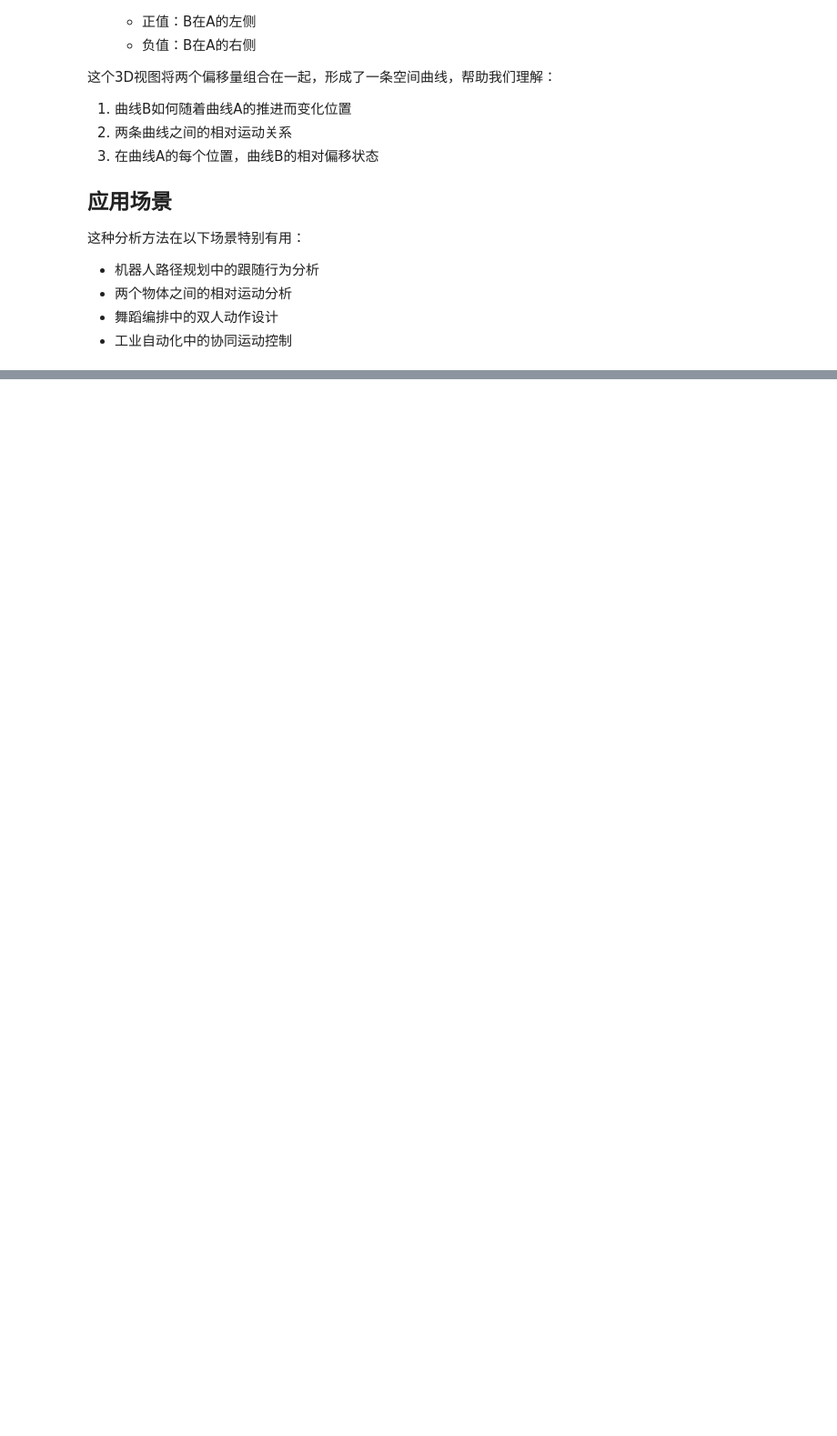
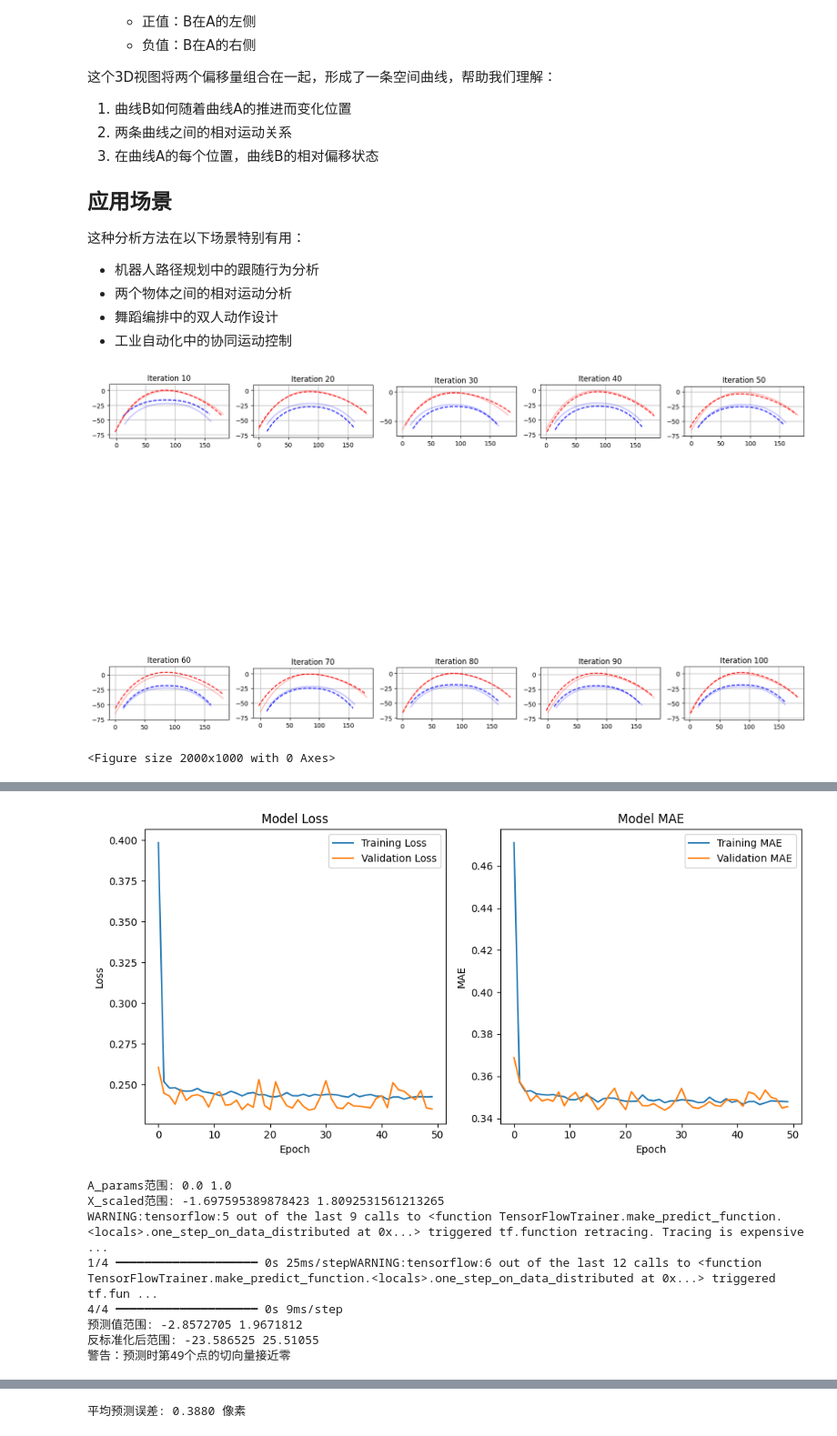
Before and after one commit to u-u-z/CurveLashMLP, a Jupyter notebook: research.ipynb, the cells around one changed output, grey strips where cells are left out. Shown at 91% size. Cells and saved outputs as stored; diff of their text form; code cells hidden in the pictures; blank space fills up the shorter version.

Commit message:
test train

```diff
--- a/research.ipynb
+++ b/research.ipynb
@@ -315,39 +320,73 @@ plt.figure(figsize=(20, 15))
 
 A_curves = []
 B_curves = []
+for i in range(100):
+    # 整体平移参数
+    shift_x = np.random.normal(0, 2.0)  # x方向平移，标准差2.0
+    shift_y = np.random.normal(0, 2.0)  # y方向平移，标准差2.0
 
-for i in range(100):
-    # 添加随机噪声
-    noise_scale = 0.2
-    A_noise = np.random.normal(0, noise_scale, A_points.shape)
-    B_noise = np.random.normal(0, noise_scale, B_points.shape)
+    # 弯折度参数（通过缩放y坐标来改变）
+    curve_scale_A = np.random.normal(1.0, 0.1)  # 在1.0附近随机变化，标准差0.1
+    curve_scale_B = np.random.normal(1.0, 0.1)
 
-    A_curve = A_points + A_noise
-    B_curve = B_points + B_noise
+    # 对A曲线应用变换
+    A_curve = A_points.copy()
+    # 在变换前，确保首尾点的连续性
+    if np.linalg.norm(A_curve[-1] - A_curve[-2]) < 1e-6:
+        # 如果最后两个点太近，稍微调整最后一个点
+        direction = A_curve[-1] - A_curve[-2]
+        direction = direction / np.linalg.norm(direction)
+        A_curve[-1] = A_curve[-2] + direction * 0.1
+
+    A_curve[:, 0] += shift_x  # x平移
+    A_curve[:, 1] = A_points[:, 1] * curve_scale_A + shift_y  # y缩放和平移
+
+    # 对B曲线应用变换
+    B_curve = B_points.copy()
+    # 在变换前，确保首尾点的连续性
+    if np.linalg.norm(B_curve[-1] - B_curve[-2]) < 1e-6:
+        direction = B_curve[-1] - B_curve[-2]
+        direction = direction / np.linalg.norm(direction)
+        B_curve[-1] = B_curve[-2] + direction * 0.1
+
+    B_curve[:, 0] += shift_x  # x平移
+    B_curve[:, 1] = B_points[:, 1] * curve_scale_B + shift_y  # y缩放和平移
 
     A_curves.append(A_curve)
     B_curves.append(B_curve)
 
     # 每10次迭代画一次图
     if (i + 1) % 10 == 0:
-        plt.subplot(2, 5, (i + 1) // 10)
+        ax = plt.subplot(2, 5, (i + 1) // 10)
 
         # 画原始曲线（半透明）
         plt.plot(A_points[:, 0], -A_points[:, 1], 'b-', alpha=0.3, label='Original A')
         plt.plot(B_points[:, 0], -B_points[:, 1], 'r-', alpha=0.3, label='Original B')
 
-        # 画带噪声的曲线
-        plt.plot(A_curve[:, 0], -A_curve[:, 1], 'b--', label=f'Noisy A {i+1}')
-        plt.plot(B_curve[:, 0], -B_curve[:, 1], 'r--', label=f'Noisy B {i+1}')
+        # 画变换后的曲线
+        plt.plot(A_curve[:, 0], -A_curve[:, 1], 'b--',
+                label=f'A {i+1}\n(shift:{shift_x:.1f},{shift_y:.1f})')
+        plt.plot(B_curve[:, 0], -B_curve[:, 1], 'r--',
+                label=f'B {i+1}\n(scale:{curve_scale_A:.2f})')
 
         plt.title(f'Iteration {i+1}')
         plt.grid(True)
         if i == 0:  # 只在第一个子图显示图例
-            plt.legend()
-        plt.axis('equal')
-        plt.xlim(-10, 190)
-        plt.ylim(-70, 10)
+            plt.legend(bbox_to_anchor=(1.05, 1), loc='upper left')
 
+        # 设置坐标轴比例和范围
+        ax.set_aspect('equal', adjustable='box')
+
+        # 获取所有点的范围，并添加一些边距
+        all_points = np.vstack([A_points, B_points, A_curve, B_curve])
+        x_min, x_max = all_points[:, 0].min(), all_points[:, 0].max()
+        y_min, y_max = -all_points[:, 1].max(), -all_points[:, 1].min()
+
+        margin = 10
+        ax.set_xlim(x_min - margin, x_max + margin)
+        ax.set_ylim(y_min - margin, y_max + margin)
+
+plt.figure(figsize=(20, 10))  # 增大图形尺寸
 plt.tight_layout()
 plt.show()
 
@@ -377,30 +416,33 @@ plt.ylabel('Loss')
 plt.legend()
 
 plt.subplot(1, 2, 2)
 plt.plot(history.history['mae'], label='Training MAE')
 plt.plot(history.history['val_mae'], label='Validation MAE')
 plt.title('Model MAE')
 plt.xlabel('Epoch')
 plt.ylabel('MAE')
 plt.legend()
 plt.tight_layout()
 plt.show()
 
 # 使用原始A曲线预测B曲线
 predicted_B_points = predict_B_curve(model, A_points, X_scaler, y_scaler)
 
 # 绘制结果
 plt.figure(figsize=(12, 8))
 plt.plot(A_points[:, 0], -A_points[:, 1], 'b-', label='Original A', linewidth=2)
 plt.plot(B_points[:, 0], -B_points[:, 1], 'r-', label='Original B', linewidth=2)
 plt.plot(predicted_B_points[:, 0], -predicted_B_points[:, 1], 'g--',
          label='Predicted B', linewidth=2)
 plt.grid(True)
 plt.legend()
 plt.title('Original vs Predicted Curves')
 plt.axis('equal')
 plt.show()
 
 # 打印评估指标
 test_error = np.mean(np.sqrt(np.sum((predicted_B_points - B_points)**2, axis=1)))
 print(f"平均预测误差: {test_error:.4f} 像素")
+# %% [output]
+[figure, added]
+<Figure size 2000x1000 with 0 Axes>
@@ -406,0 +483,9 @@ print(f"平均预测误差: {test_error:.4f} 像素")
+[figure, added]
+A_params范围: 0.0 1.0
+X_scaled范围: -1.697595389878423 1.8092531561213265
+WARNING:tensorflow:5 out of the last 9 calls to <function TensorFlowTrainer.make_predict_function.<locals>.one_step_on_data_distributed at 0x...> triggered tf.function retracing. Tracing is expensive  ...
+1/4 ━━━━━━━━━━━━━━━━━━━━ 0s 25ms/stepWARNING:tensorflow:6 out of the last 12 calls to <function TensorFlowTrainer.make_predict_function.<locals>.one_step_on_data_distributed at 0x...> triggered tf.fun ...
+4/4 ━━━━━━━━━━━━━━━━━━━━ 0s 9ms/step
+预测值范围: -2.8572705 1.9671812
+反标准化后范围: -23.586525 25.51055
+警告：预测时第49个点的切向量接近零
@@ -406,0 +493 @@ print(f"平均预测误差: {test_error:.4f} 像素")
+平均预测误差: 0.3880 像素
```
Also changed, not shown: parts of 3 cells of this notebook.
